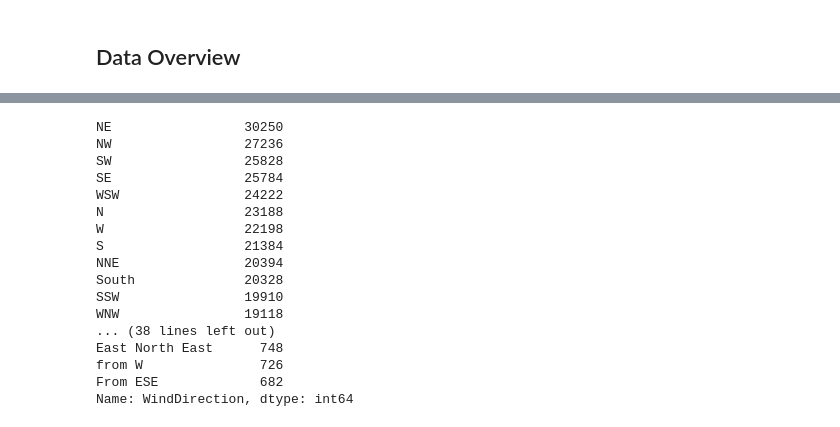
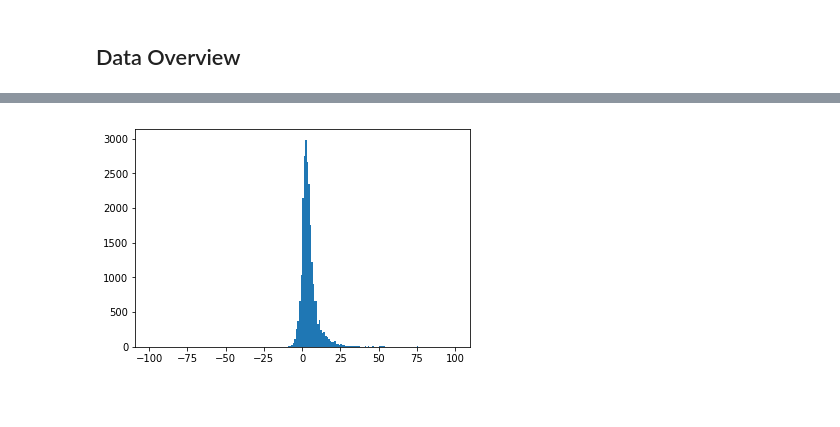
Before and after one commit to crhanlon/nfl_big_data_bowl, a Jupyter notebook: scripts/exploratory_data_analysis.ipynb, the cells around one changed output, grey strips where cells are left out. Drawn from its saved outputs; the diff is of its cells as text; code cells hidden in the pictures; blank space fills up the shorter version.

```diff
--- a/scripts/exploratory_data_analysis.ipynb
+++ b/scripts/exploratory_data_analysis.ipynb
@@ -235,20 +255,4 @@ for p in DISCRETE_PREDICTORS:
-# %%
-total_df['WindDirection'].value_counts()
-# %% [output]
-NE                 30250
-NW                 27236
-SW                 25828
-SE                 25784
-WSW                24222
-N                  23188
-W                  22198
-S                  21384
-NNE                20394
-South              20328
-SSW                19910
-WNW                19118
-... (38 lines left out)
-East North East      748
-from W               726
-From ESE             682
-Name: WindDirection, dtype: int64
+# %%
+vals, bins, patches = plt.hist(rusher_df['Yards'], bins=range(-99, 101))
+# %% [output]
+[figure, added]
```
Also changed, not shown: parts of 5 cells of this notebook, 1 other file.
